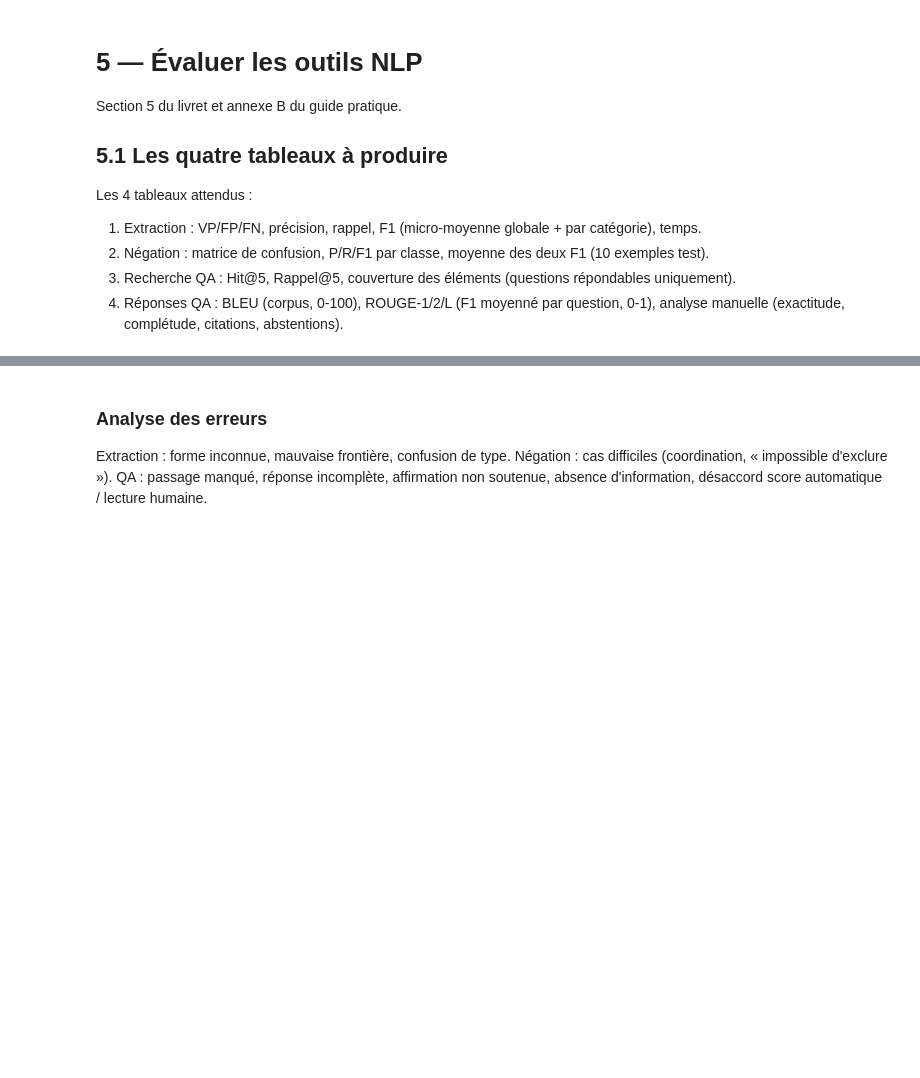
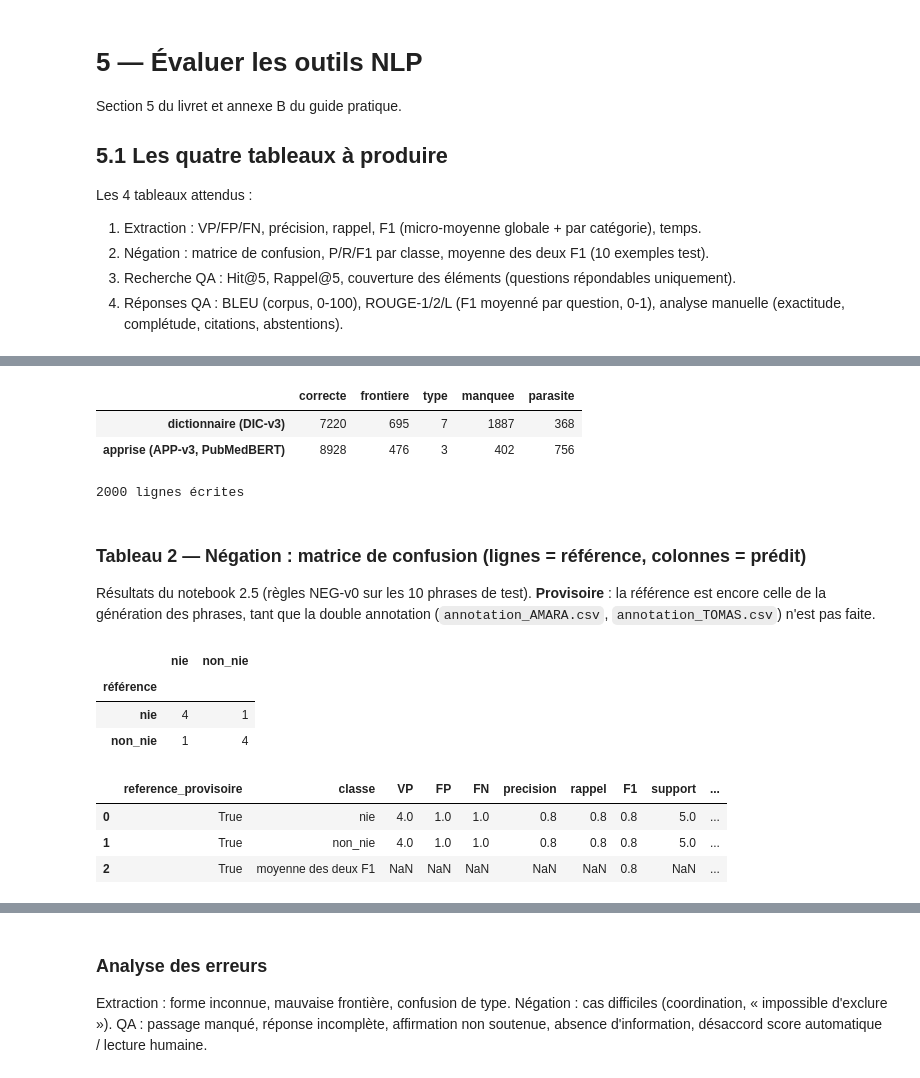
Before and after one commit to yam89421/NLP-SANTE-BC5CDR, a Jupyter notebook: notebooks/5_evaluation.ipynb, the cells around one changed output, grey strips where cells are left out. Saved outputs shown, nothing was run; the diff lists cells and outputs as text; code cells hidden in the pictures; blank space fills up the shorter version.

```diff
--- a/notebooks/5_evaluation.ipynb
+++ b/notebooks/5_evaluation.ipynb
@@ -41,0 +81,38 @@ Exactitude (0-2), complétude, citations, abstentions — voir guide annexe B.5.
+# %%
+# Types d'erreurs sur TEST (mêmes catégories qu'au 2.3 / 2.4)
+pd.DataFrame({nom: {k: len(v) for k, v in erreurs(ref_test, p).items()} for nom, p in preds.items()}).T
+# %% [output]
+|  | correcte | frontiere | type | manquee | parasite |
+| dictionnaire (DIC-v3) | 7220 | 695 | 7 | 1887 | 368 |
+| apprise (APP-v3, PubMedBERT) | 8928 | 476 | 3 | 402 | 756 |
+# %%
+# Sorties des deux méthodes sur TEST, au format du guide (data/predictions_extraction.jsonl)
+with open(RACINE / "data" / "predictions_extraction.jsonl", "w", encoding="utf-8") as sortie:
+    for nom, (fichier, _, _) in METHODES.items():
+        methode = "dictionnaire" if nom.startswith("dictionnaire") else "apprise"
+        for ligne in (EXTRACTION / fichier).read_text(encoding="utf-8").splitlines():
+            o = json.loads(ligne)
+            o["methode"] = methode
+            sortie.write(json.dumps(o, ensure_ascii=False) + "\n")
+print(sum(1 for _ in open(RACINE / "data" / "predictions_extraction.jsonl")), "lignes écrites")
+# %% [output]
+2000 lignes écrites
+# %% [markdown]
+### Tableau 2 — Négation : matrice de confusion (lignes = référence, colonnes = prédit)
+
+Résultats du notebook 2.5 (règles NEG-v0 sur les 10 phrases de test). **Provisoire** : la référence est encore celle
+de la génération des phrases, tant que la double annotation (`annotation_AMARA.csv`, `annotation_TOMAS.csv`) n'est
+pas faite.
+# %%
+NEGATION = RACINE / "resultats" / "negation"
+display(pd.read_csv(NEGATION / "matrice_confusion.csv", index_col=0))
+pd.read_csv(NEGATION / "scores_par_classe.csv")
+# %% [output]
+|  | nie | non_nie |
+| référence |  |  |
+| nie | 4 | 1 |
+| non_nie | 1 | 4 |
+|  | reference_provisoire | classe | VP | FP | FN | precision | rappel | F1 | support | ... |
+| 0 | True | nie | 4.0 | 1.0 | 1.0 | 0.8 | 0.8 | 0.8 | 5.0 | ... |
+| 1 | True | non_nie | 4.0 | 1.0 | 1.0 | 0.8 | 0.8 | 0.8 | 5.0 | ... |
+| 2 | True | moyenne des deux F1 | NaN | NaN | NaN | NaN | NaN | 0.8 | NaN | ... |
```
Also changed, not shown: parts of 19 cells of this notebook, 48 other files.
